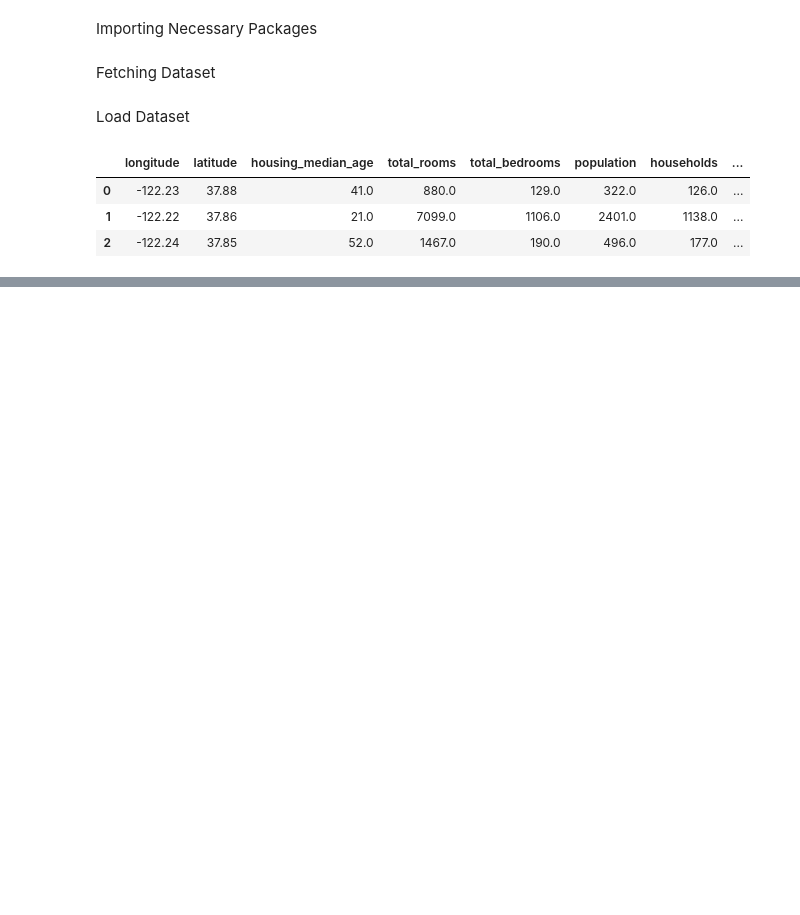
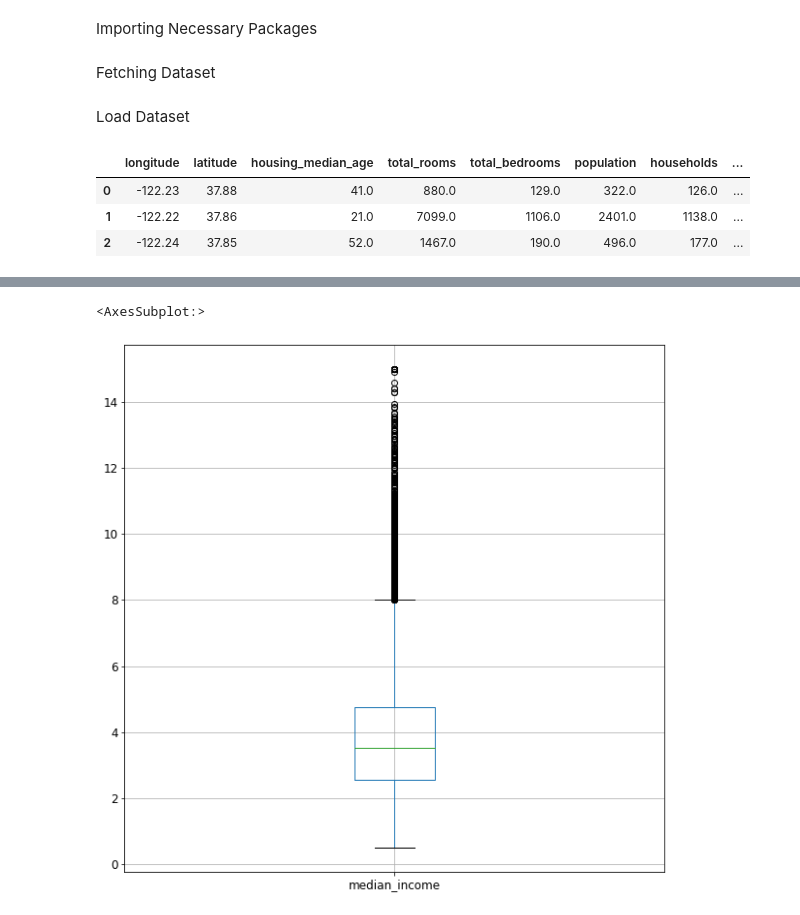
Before and after one commit to MaudDK/ML-Calfornia-Housing-Dataset-Geron, a Jupyter notebook: explore.ipynb, the cells around one changed output, grey strips where cells are left out. Cells and saved outputs as stored; diff of their text form; code cells hidden in the pictures; blank space fills up the shorter version.

```diff
--- a/explore.ipynb
+++ b/explore.ipynb
@@ -36,0 +126,5 @@ df.head(3)
+# %%
+housing.boxplot('median_income', figsize=(10,10))
+# %% [output]
+<AxesSubplot:>
+[figure, added]
```
Also changed, not shown: parts of 21 cells of this notebook.
